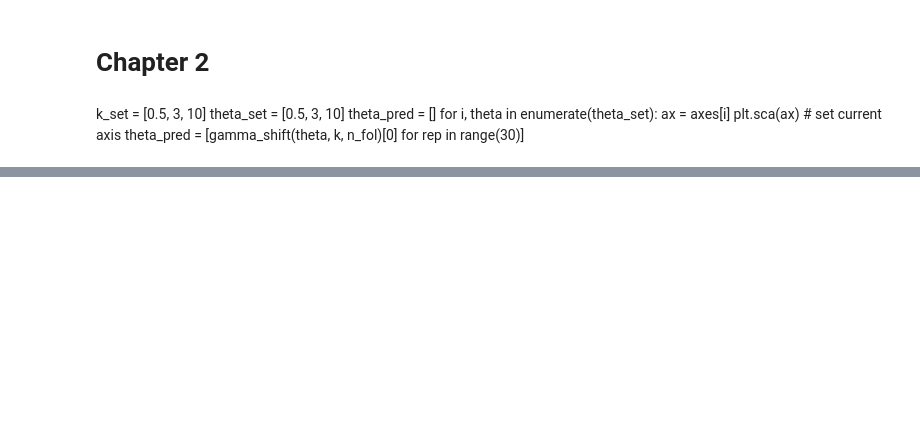
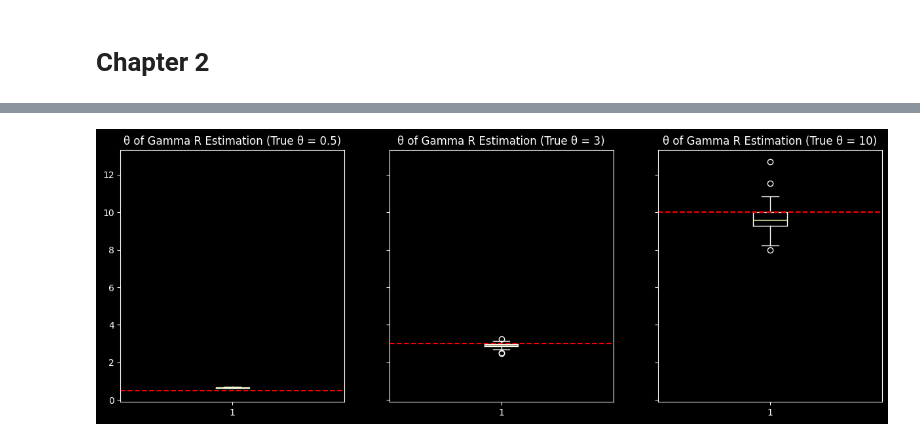
Before and after one commit to gregothebyteknight/mirror, a Jupyter notebook: sandbox.ipynb, the cells around one changed output, grey strips where cells are left out. Cells and saved outputs as stored; diff of their text form; code cells hidden in the pictures; blank space fills up the shorter version.

Commit message:
Add files via upload
Adding boxplot for R Inference Assessment

```diff
--- a/sandbox.ipynb
+++ b/sandbox.ipynb
@@ -166,10 +166,19 @@ K difference: 1.424
 # %% [markdown]
 # Chapter 2
-# %% [markdown]
-k_set = [0.5, 3, 10]
-theta_set = [0.5, 3, 10]
-theta_pred = []
-for i, theta in enumerate(theta_set):
-    ax = axes[i]
-    plt.sca(ax) # set current axis
-    theta_pred = [gamma_shift(theta, k, n_fol)[0] for rep in range(30)]
+# %%
+theta_set = [0.5, 3, 10]
+def big_r_inf_box(theta_set, n_fol):
+    _, axes = plt.subplots(1, 3, figsize = (15, 5), sharey = True)
+    for i, theta in enumerate(theta_set):
+        ax = axes[i]
+        plt.sca(ax) # set current axis
+        theta_pred = np.array([gamma_shift(theta, 2, n_fol)[0] for rep in range(30)])
+        theta_est = ((theta_pred + 1.99) / 2.87)**(100/36)
+        ax.boxplot(theta_est)
+        ax.axhline(y = theta, color = 'red', linestyle = '--',
+                label = f"True value = {theta}")
+        ax.set_title(f'θ of Gamma R Estimation (True θ = {theta})')
+    return plt
+# %%
+big_r_inf_box(theta_set, 1000)
+# %% [output]
@@ -175,0 +186 @@ for i, theta in enumerate(theta_set):
+[figure, added]
```
Also changed, not shown: parts of 6 cells of this notebook.
